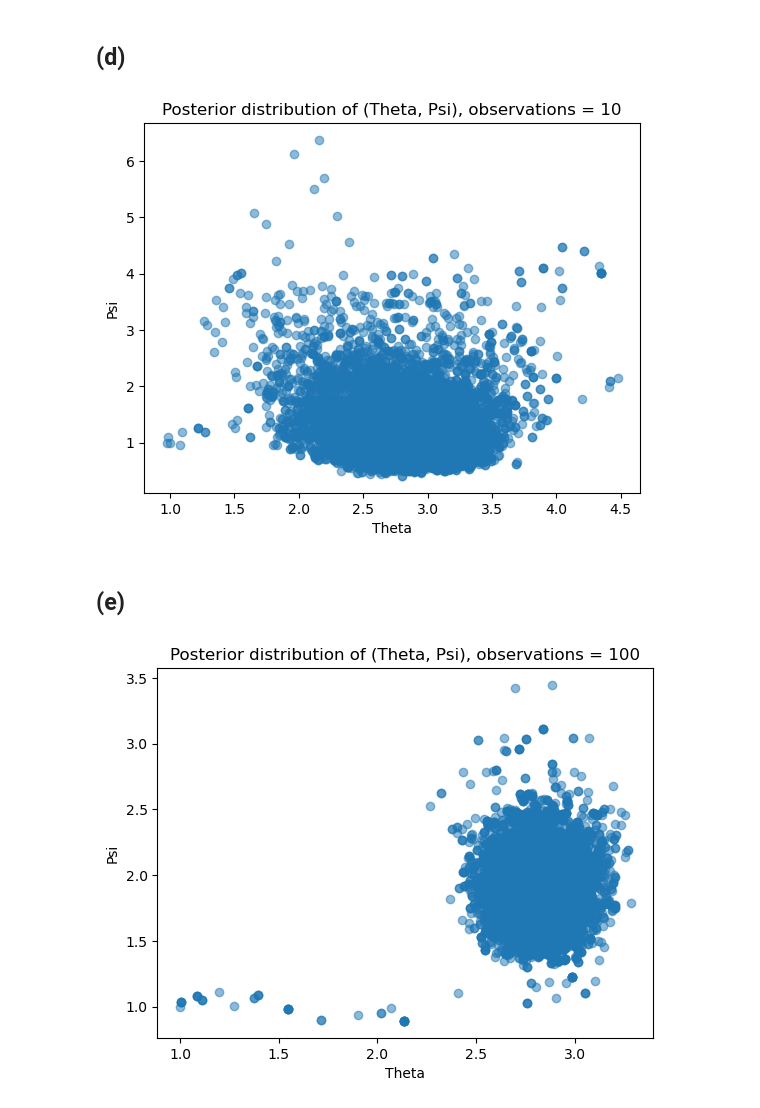
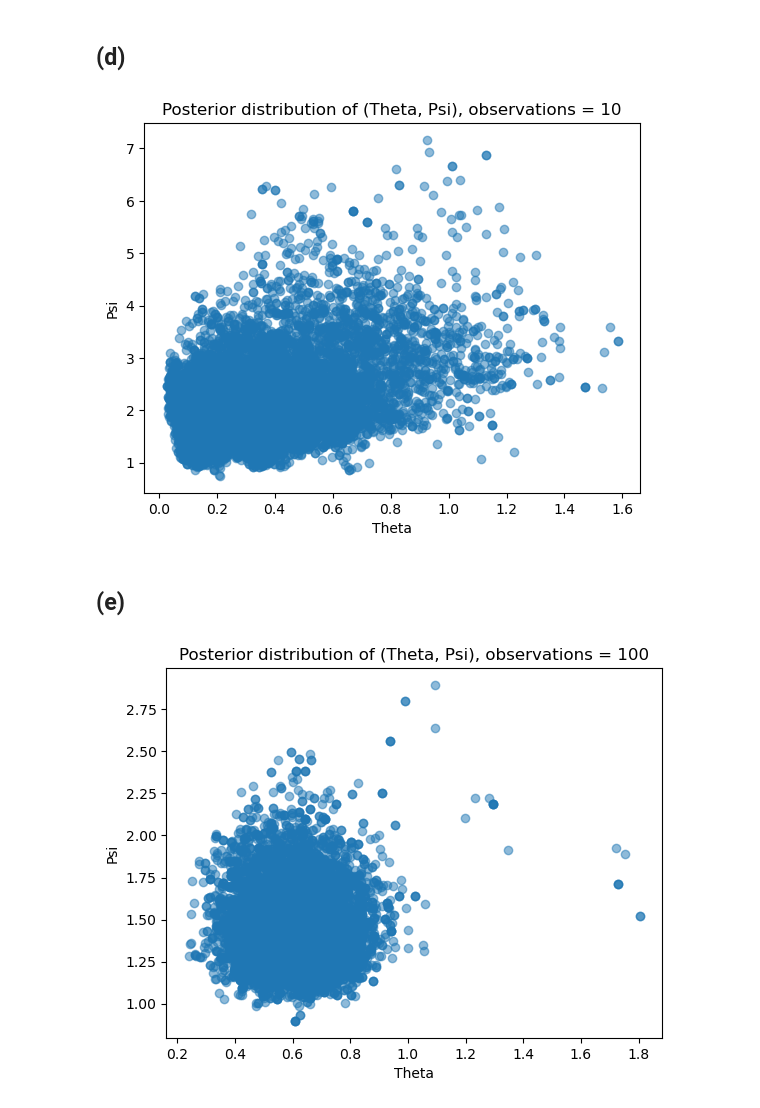
Before and after one commit to Fuglede30/Stokastisk_sim_2, a Jupyter notebook: 6_MCMC.ipynb, the cells around one changed output. Drawn from its saved outputs; the diff is of its cells as text; code cells hidden in the pictures.

```diff
--- a/6_MCMC.ipynb
+++ b/6_MCMC.ipynb
@@ -70,6 +68,7 @@ Chi-squared Statistic: 14.90914659261442, Critical value: 19.67513757268249, p-v
 # %% [markdown]
 ## (2a)
 # %%
+import math
 # Parameters
 A1 = 4
 A2 = 4
@@ -81,7 +80,7 @@ num_samples = 10000
 def joint_pmf(i, j, A1, A2, m):
     if i + j > m or i < 0 or j < 0:
         return 0
-    return (A1**i / np.math.factorial(i)) * (A2**j / np.math.factorial(j))
+    return ((A1**i) / np.math.factorial(i)) * ((A2**j) / np.math.factorial(j))
 
 # Normalize the distribution
 normalization_constant = sum(joint_pmf(i, j, A1, A2, m) for i in range(m+1) for j in range(m+1-i))
@@ -114,17 +113,8 @@ def metropolis_hastings_direct(A1, A2, m, num_samples):
 # Generate samples
 samples_direct = metropolis_hastings_direct(A1, A2, m, num_samples)
 
-# Plot histogram of samples
-plt.hist2d(*zip(*samples_direct), bins=[np.arange(m+2)-0.5, np.arange(m+2)-0.5], density=True, edgecolor='black')
-plt.xlabel('X')
-plt.ylabel('Y')
-plt.title('Samples from Joint Distribution (Direct Sampling)')
-plt.colorbar(label='Probability')
-plt.show()
-
 # Perform chi-square test
 observed_freq, _, _ = np.histogram2d(*zip(*samples_direct), bins=[np.arange(m+2)-0.5, np.arange(m+2)-0.5])
-
 # Compute expected frequencies
 expected_freq = np.zeros((m+1, m+1))
 for i in range(m+1):
@@ -146,4 +136,12 @@ expected_freq_nonzero *= scaling_factor
 chi2_stat, p_value = chisquare(observed_freq_nonzero, f_exp=expected_freq_nonzero)
 CV = stats.chi2.ppf(1 - alpha, df)
 print(f"Chi-squared Statistic: {chi2_stat}, Critical value: {CV}, p-value: {p_value}")
+
+# Plot histogram of samples
+plt.hist2d(*zip(*samples_direct), bins=[np.arange(m+2)-0.5, np.arange(m+2)-0.5], density=True, edgecolor='black')
+plt.xlabel('i')
+plt.ylabel('j')
+plt.title('Samples from Joint Distribution (Direct Sampling)')
+plt.colorbar(label='Probability')
+plt.show()
 # %% [output]
@@ -457,8 +455,8 @@ Generated observations X_i: [ 1.63822674  0.04637726 -2.33606568  0.18741082  4.
 # %%
 # Observations
 n = 10
-true_theta = 3.0
-true_psi = 2.0
+true_theta = 0.67922899
+true_psi = 1.32882769
 observations = np.random.normal(loc=true_theta, scale=np.sqrt(true_psi), size=n)
 
 # Sample statistics
@@ -512,37 +510,37 @@ plt.ylabel('Psi')
 plt.title('Posterior distribution of (Theta, Psi), observations = 10')
 plt.show()
 # %% [output]
-[figure, old version]
+[figure, new version]
 # %% [markdown]
 ## (e)
 # %%
 # Observations
 n = 100
-true_theta = 3.0
-true_psi = 2.0
+true_theta = 0.67922899
+true_psi = 1.32882769
 observations = np.random.normal(loc=true_theta, scale=np.sqrt(true_psi), size=n)
 
 # Sample statistics
 sample_mean = np.mean(observations)
 sample_variance = np.var(observations, ddof=1)
 
 # Initial values and proposal width for Metropolis-Hastings
-initial_values = [1, 1]  # Initial values for (Theta, Psi)
+initial_values = [2, 2]  # Initial values for (Theta, Psi)
 proposal_width = 0.1  # Width of the proposal distribution
 num_samples = 10000  # Number of MCMC samples
 rho = 0.5  # Correlation coefficient
 
 # Generate samples from the posterior distribution
 posterior_samples = metropolis_hastings_posterior(sample_mean, sample_variance, n, num_samples, initial_values, proposal_width, rho)
 
 # Plot the samples to visualize the posterior distribution
 plt.scatter(posterior_samples[:, 0], posterior_samples[:, 1], alpha=0.5)
 plt.xlabel('Theta')
 plt.ylabel('Psi')
 plt.title('Posterior distribution of (Theta, Psi), observations = 100')
 plt.show()
 # %% [output]
-[figure, old version]
+[figure, new version]
 # %%
 # Observations
 n = 1000
```
Also changed, not shown: parts of 7 cells of this notebook, 12 other files.
